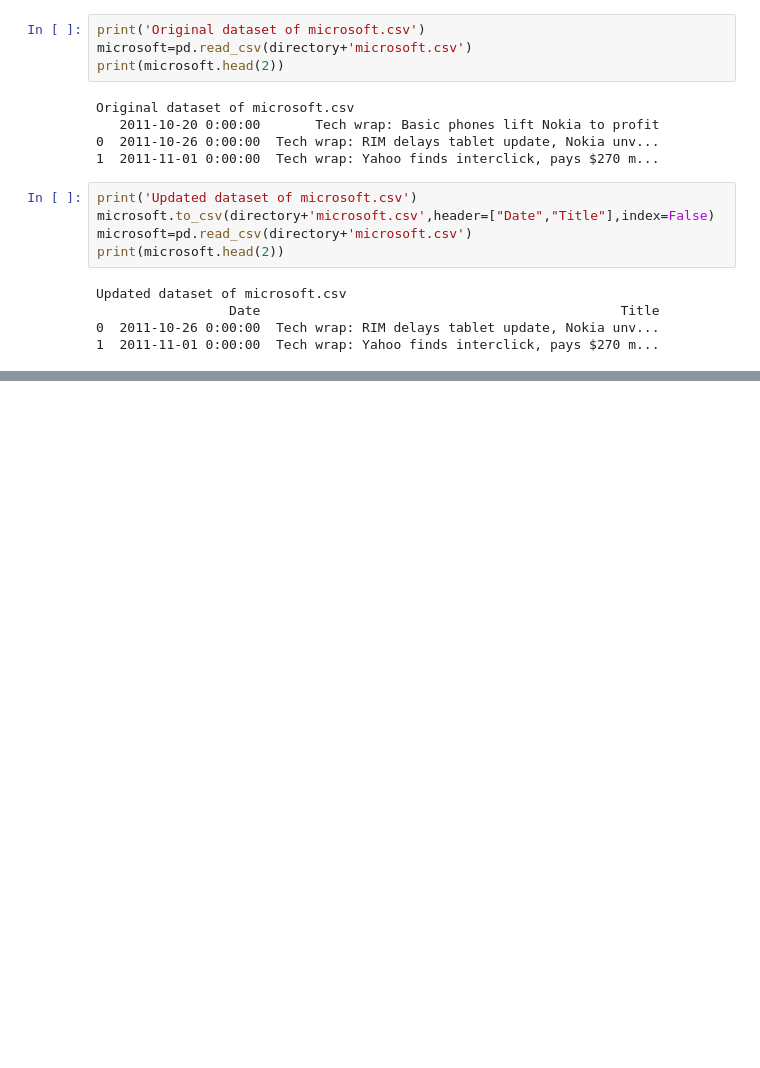
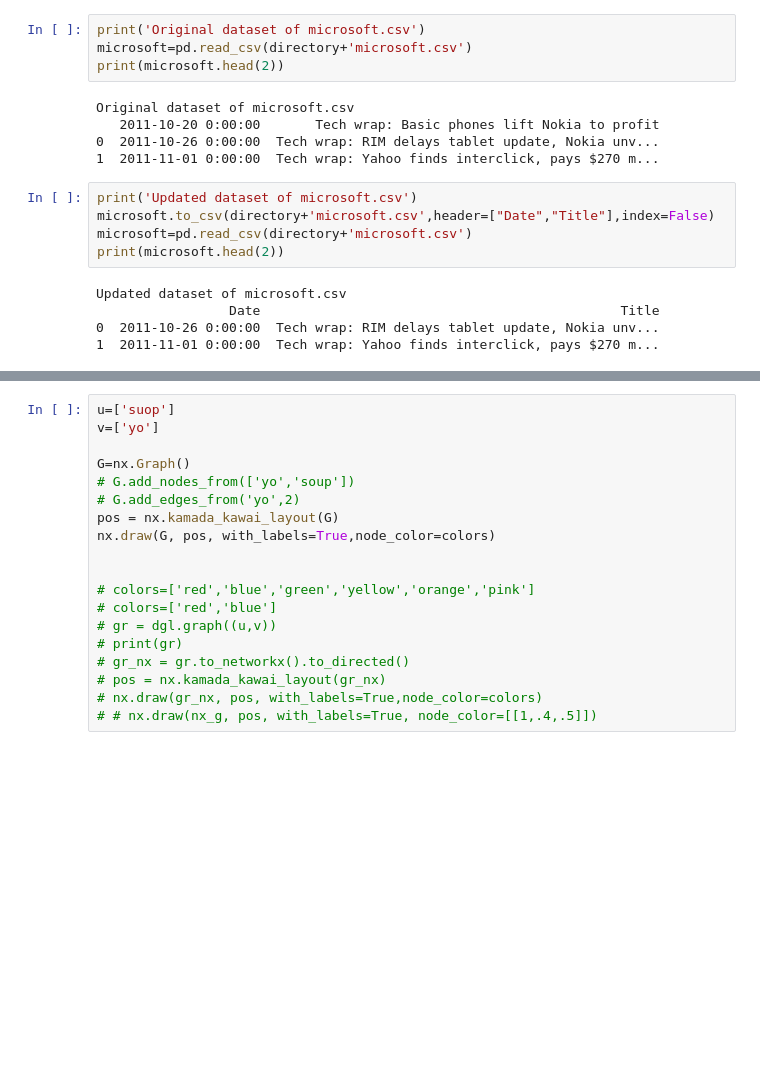
Before and after one commit to Le-Triumvirat/CADS-Internship, a Jupyter notebook: Anomaly_detection_in_financial_services_using_knowledge_graphs_and_machine_learning.ipynb, the cells around one changed output, grey strips where cells are left out. Saved outputs shown, nothing was run; the diff lists cells and outputs as text; blank space fills up the shorter version.

```diff
--- a/Anomaly_detection_in_financial_services_using_knowledge_graphs_and_machine_learning.ipynb
+++ b/Anomaly_detection_in_financial_services_using_knowledge_graphs_and_machine_learning.ipynb
@@ -503,0 +540,21 @@ samsung.csv
+# %%
+u=['suop']
+v=['yo']
+
+G=nx.Graph()
+# G.add_nodes_from(['yo','soup'])
+# G.add_edges_from('yo',2)
+pos = nx.kamada_kawai_layout(G)
+nx.draw(G, pos, with_labels=True,node_color=colors)
+
+
+# colors=['red','blue','green','yellow','orange','pink']
+# colors=['red','blue']
+# gr = dgl.graph((u,v))
+# print(gr)
+# gr_nx = gr.to_networkx().to_directed()
+# pos = nx.kamada_kawai_layout(gr_nx)
+# nx.draw(gr_nx, pos, with_labels=True,node_color=colors)
+# # nx.draw(nx_g, pos, with_labels=True, node_color=[[1,.4,.5]])
+# %% [output]
+[figure, added]
```
Also changed, not shown: parts of 17 cells of this notebook, 6 other files.
